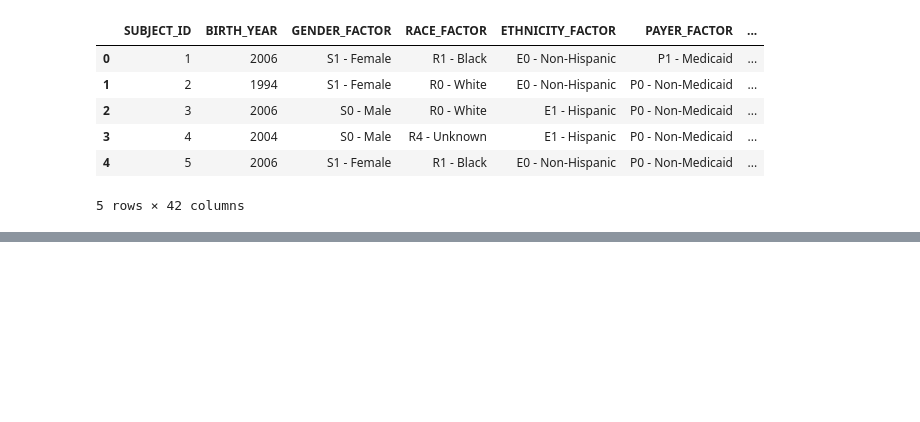
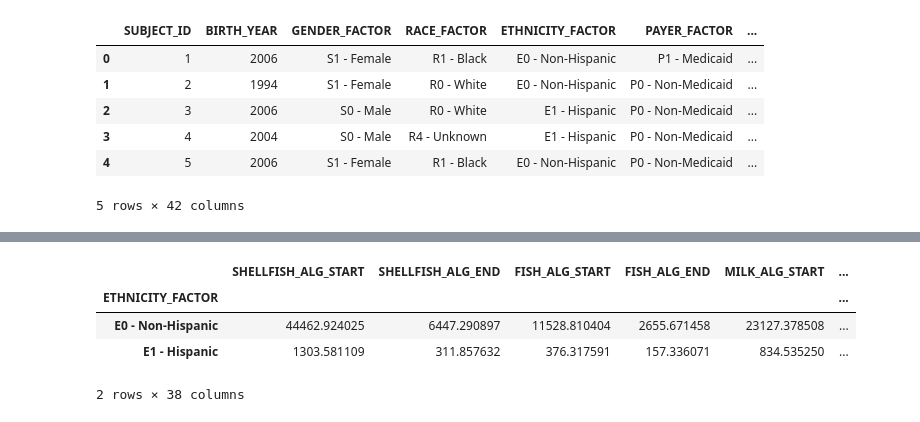
Before and after one commit to rbeebe1/project_01_group_01, a Jupyter notebook: app.ipynb, the cells around one changed output, grey strips where cells are left out. Saved outputs shown, nothing was run; the diff lists cells and outputs as text; code cells hidden in the pictures; blank space fills up the shorter version.

```diff
--- a/app.ipynb
+++ b/app.ipynb
@@ -42,0 +132,23 @@ food_allergy.head()
+# %%
+#Group by ethnicity
+group_cols_ethnicity = ['ETHNICITY_FACTOR', 'SHELLFISH_ALG_START',
+       'SHELLFISH_ALG_END', 'FISH_ALG_START', 'FISH_ALG_END', 'MILK_ALG_START',
+       'MILK_ALG_END', 'SOY_ALG_START', 'SOY_ALG_END', 'EGG_ALG_START',
+       'EGG_ALG_END', 'WHEAT_ALG_START', 'WHEAT_ALG_END', 'PEANUT_ALG_START',
+       'PEANUT_ALG_END', 'SESAME_ALG_START', 'SESAME_ALG_END',
+       'TREENUT_ALG_START', 'TREENUT_ALG_END', 'WALNUT_ALG_START',
+       'WALNUT_ALG_END', 'PECAN_ALG_START', 'PECAN_ALG_END',
+       'PISTACH_ALG_START', 'PISTACH_ALG_END', 'ALMOND_ALG_START',
+       'ALMOND_ALG_END', 'BRAZIL_ALG_START', 'BRAZIL_ALG_END',
+       'HAZELNUT_ALG_START', 'HAZELNUT_ALG_END', 'CASHEW_ALG_START',
+       'CASHEW_ALG_END', 'ATOPIC_DERM_START', 'ATOPIC_DERM_END',
+       'ALLERGIC_RHINITIS_START', 'ALLERGIC_RHINITIS_END', 'ASTHMA_START',
+       'ASTHMA_END']
+allergy_ethnicity_df = df[group_cols_ethnicity].groupby('ETHNICITY_FACTOR').sum()
+allergy_ethnicity_df.head()
+# %% [output]
+|  | SHELLFISH_ALG_START | SHELLFISH_ALG_END | FISH_ALG_START | FISH_ALG_END | MILK_ALG_START | ... |
+| ETHNICITY_FACTOR |  |  |  |  |  | ... |
+| E0 - Non-Hispanic | 44462.924025 | 6447.290897 | 11528.810404 | 2655.671458 | 23127.378508 | ... |
+| E1 - Hispanic | 1303.581109 | 311.857632 | 376.317591 | 157.336071 | 834.535250 | ... |
+2 rows × 38 columns
```
Also changed, not shown: parts of 9 cells of this notebook.
